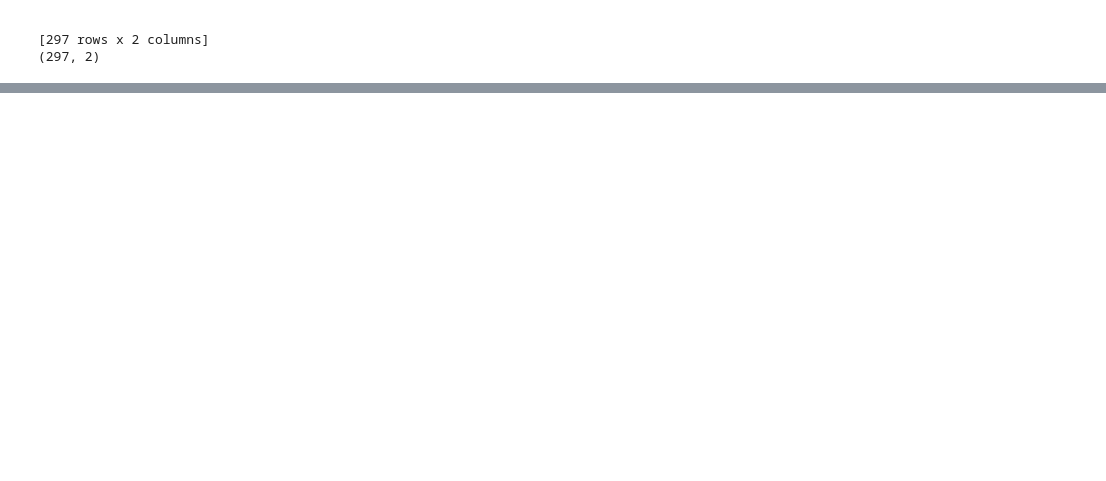
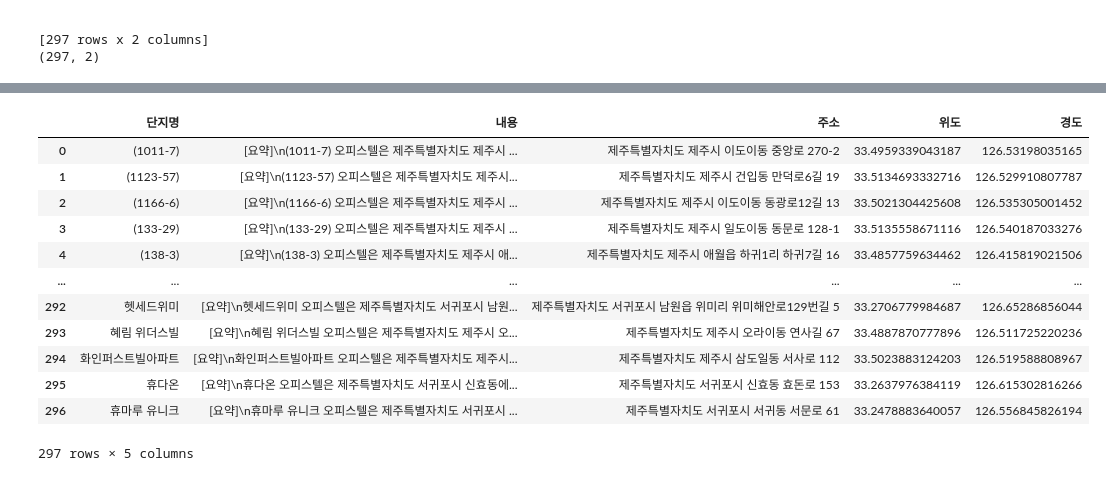
Before and after one commit to 2sseul/data_camp, a Jupyter notebook: 추천서비스/데이터 처리.ipynb, the cells around one changed output, grey strips where cells are left out. Cells and saved outputs as stored; diff of their text form; code cells hidden in the pictures; blank space fills up the shorter version.

```diff
--- a/추천서비스/데이터 처리.ipynb
+++ b/추천서비스/데이터 처리.ipynb
@@ -277,0 +439,18 @@ print(office_final_df.shape)
+# %%
+import pandas as pd
+import requests
+import time
+
+# 1. 주소 컬럼 만들기 (도로명 주소 우선, 없으면 번지로 대체 가능)
+def make_address(row):
+    if pd.notnull(row["도로명"]) and row["도로명"] != "-":
+        return row["시군구"] + " " + row["도로명"]
+    else:
+        return row["시군구"] + " " + row["번지"]
+
+df_office["주소"] = df_office.apply(make_address, axis=1)
+
+# 2. 단지명 기준으로 그룹핑 → 대표 주소 추출
+df_address = df_office.groupby("단지명")["주소"].first().reset_index()
+
+df_address
@@ -277,0 +471,30 @@ print(office_final_df.shape)
+# %%
+# 4. 위경도 컬럼 추가
+df_address["위도"] = None
+df_address["경도"] = None
+
+for i in df_address.index:
+    addr = df_address.loc[i, "주소"]
+    lat, lng = get_lat_lng(addr, KAKAO_API_KEY)
+    df_address.at[i, "위도"] = lat
+    df_address.at[i, "경도"] = lng
+    time.sleep(0.3)  # 호출 제한 방지
+
+# 또는 summary_df_apart에 병합해도 됨
+summary_df_office = office_final_df.merge(df_address, on="단지명", how="left")
+
+summary_df_office
+# %% [output]
+|  | 단지명 | 내용 | 주소 | 위도 | 경도 |
+| 0 | (1011-7) | [요약]\n(1011-7) 오피스텔은 제주특별자치도 제주시 ... | 제주특별자치도 제주시 이도이동 중앙로 270-2 | 33.4959339043187 | 126.53198035165 |
+| 1 | (1123-57) | [요약]\n(1123-57) 오피스텔은 제주특별자치도 제주시... | 제주특별자치도 제주시 건입동 만덕로6길 19 | 33.5134693332716 | 126.529910807787 |
+| 2 | (1166-6) | [요약]\n(1166-6) 오피스텔은 제주특별자치도 제주시 ... | 제주특별자치도 제주시 이도이동 동광로12길 13 | 33.5021304425608 | 126.535305001452 |
+| 3 | (133-29) | [요약]\n(133-29) 오피스텔은 제주특별자치도 제주시 ... | 제주특별자치도 제주시 일도이동 동문로 128-1 | 33.5135558671116 | 126.540187033276 |
+| 4 | (138-3) | [요약]\n(138-3) 오피스텔은 제주특별자치도 제주시 애... | 제주특별자치도 제주시 애월읍 하귀1리 하귀7길 16 | 33.4857759634462 | 126.415819021506 |
+| ... | ... | ... | ... | ... | ... |
+| 292 | 헷세드위미 | [요약]\n헷세드위미 오피스텔은 제주특별자치도 서귀포시 남원... | 제주특별자치도 서귀포시 남원읍 위미리 위미해안로129번길 5 | 33.2706779984687 | 126.65286856044 |
+| 293 | 혜림 위더스빌 | [요약]\n혜림 위더스빌 오피스텔은 제주특별자치도 제주시 오... | 제주특별자치도 제주시 오라이동 연사길 67 | 33.4887870777896 | 126.511725220236 |
+| 294 | 화인퍼스트빌아파트 | [요약]\n화인퍼스트빌아파트 오피스텔은 제주특별자치도 제주시... | 제주특별자치도 제주시 삼도일동 서사로 112 | 33.5023883124203 | 126.519588808967 |
+| 295 | 휴다온 | [요약]\n휴다온 오피스텔은 제주특별자치도 서귀포시 신효동에... | 제주특별자치도 서귀포시 신효동 효돈로 153 | 33.2637976384119 | 126.615302816266 |
+| 296 | 휴마루 유니크 | [요약]\n휴마루 유니크 오피스텔은 제주특별자치도 서귀포시 ... | 제주특별자치도 서귀포시 서귀동 서문로 61 | 33.2478883640057 | 126.556845826194 |
+297 rows × 5 columns
```
Also changed, not shown: parts of 11 cells of this notebook, 7 other files.
